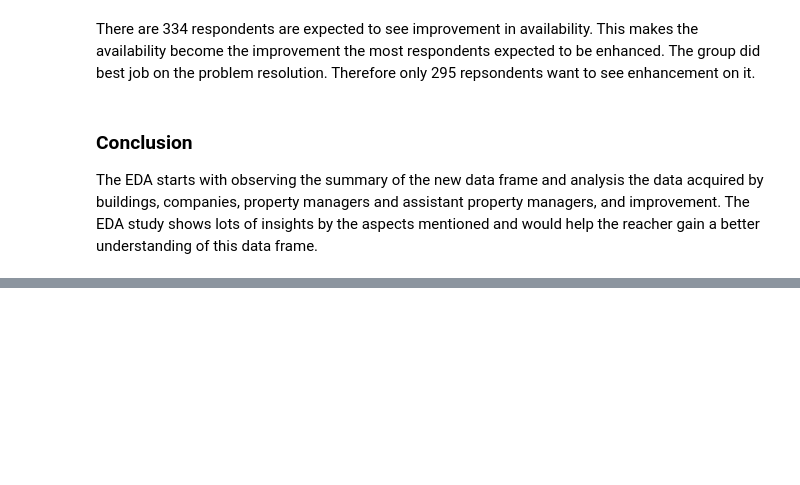
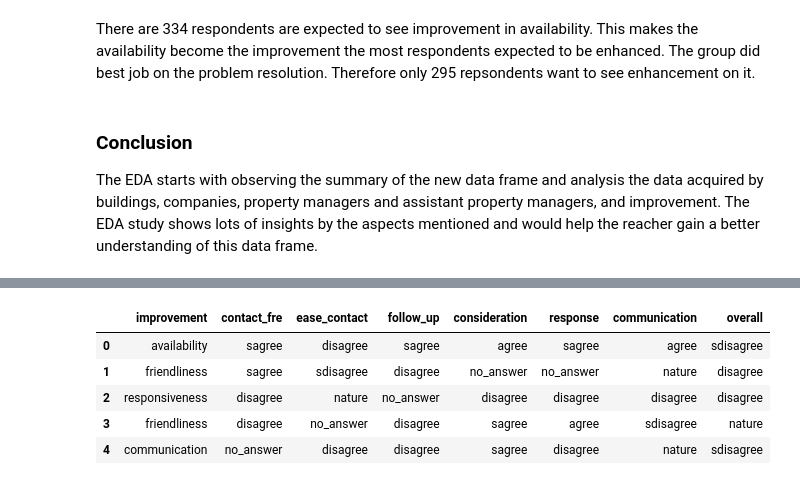
Before and after one commit to qxia2/DAV.5400, a Jupyter notebook: Capstone Project.ipynb, the cells around one changed output, grey strips where cells are left out. Saved outputs shown, nothing was run; the diff lists cells and outputs as text; code cells hidden in the pictures; blank space fills up the shorter version.

```diff
--- a/Capstone Project.ipynb
+++ b/Capstone Project.ipynb
@@ -533,0 +554,68 @@ The EDA starts with observing the summary of the new data frame and analysis the
+# %%
+
+# replace contact_fre col values
+df4.contact_fre.replace(0.0, 'no_answer', inplace = True)
+df4.contact_fre.replace(1.0, 'sdisagree', inplace = True)
+df4.contact_fre.replace(2.0, 'disagree', inplace = True)
+df4.contact_fre.replace(3.0, 'nature', inplace = True)
+df4.contact_fre.replace(4.0, 'agree', inplace = True)
+df4.contact_fre.replace(5.0, 'sagree', inplace = True)
+
+# replace ease_contact col values
+df4.ease_contact.replace(0.0, 'no_answer', inplace = True)
+df4.ease_contact.replace(1.0, 'sdisagree', inplace = True)
+df4.ease_contact.replace(2.0, 'disagree', inplace = True)
+df4.ease_contact.replace(3.0, 'nature', inplace = True)
+df4.ease_contact.replace(4.0, 'agree', inplace = True)
+df4.ease_contact.replace(5.0, 'sagree', inplace = True)
+
+
+# replace follow_up col values
+df4.follow_up.replace(0.0, 'no_answer', inplace = True)
+df4.follow_up.replace(1.0, 'sdisagree', inplace = True)
+df4.follow_up.replace(2.0, 'disagree', inplace = True)
+df4.follow_up.replace(3.0, 'nature', inplace = True)
+df4.follow_up.replace(4.0, 'agree', inplace = True)
+df4.follow_up.replace(5.0, 'sagree', inplace = True)
+
+
+# replace consideration col values
+df4.consideration.replace(0.0, 'no_answer', inplace = True)
+df4.consideration.replace(1.0, 'sdisagree', inplace = True)
+df4.consideration.replace(2.0, 'disagree', inplace = True)
+df4.consideration.replace(3.0, 'nature', inplace = True)
+df4.consideration.replace(4.0, 'agree', inplace = True)
+df4.consideration.replace(5.0, 'sagree', inplace = True)
+
+# replace response col values
+df4.response.replace(0.0, 'no_answer', inplace = True)
+df4.response.replace(1.0, 'sdisagree', inplace = True)
+df4.response.replace(2.0, 'disagree', inplace = True)
+df4.response.replace(3.0, 'nature', inplace = True)
+df4.response.replace(4.0, 'agree', inplace = True)
+df4.response.replace(5.0, 'sagree', inplace = True)
+
+# replace communication col values
+df4.communication.replace(0.0, 'no_answer', inplace = True)
+df4.communication.replace(1.0, 'sdisagree', inplace = True)
+df4.communication.replace(2.0, 'disagree', inplace = True)
+df4.communication.replace(3.0, 'nature', inplace = True)
+df4.communication.replace(4.0, 'agree', inplace = True)
+df4.communication.replace(5.0, 'sagree', inplace = True)
+
+# replace overall col values
+df4.overall.replace(0.0, 'no_answer', inplace = True)
+df4.overall.replace(1.0, 'sdisagree', inplace = True)
+df4.overall.replace(2.0, 'disagree', inplace = True)
+df4.overall.replace(3.0, 'nature', inplace = True)
+df4.overall.replace(4.0, 'agree', inplace = True)
+df4.overall.replace(5.0, 'sagree', inplace = True)
+
+df4.head(5)
+# %% [output]
+|  | improvement | contact_fre | ease_contact | follow_up | consideration | response | communication | overall |
+| 0 | availability | sagree | disagree | sagree | agree | sagree | agree | sdisagree |
+| 1 | friendliness | sagree | sdisagree | disagree | no_answer | no_answer | nature | disagree |
+| 2 | responsiveness | disagree | nature | no_answer | disagree | disagree | disagree | disagree |
+| 3 | friendliness | disagree | no_answer | disagree | sagree | agree | sdisagree | nature |
+| 4 | communication | no_answer | disagree | disagree | sagree | disagree | nature | sdisagree |
```
Also changed, not shown: parts of 19 cells of this notebook.
